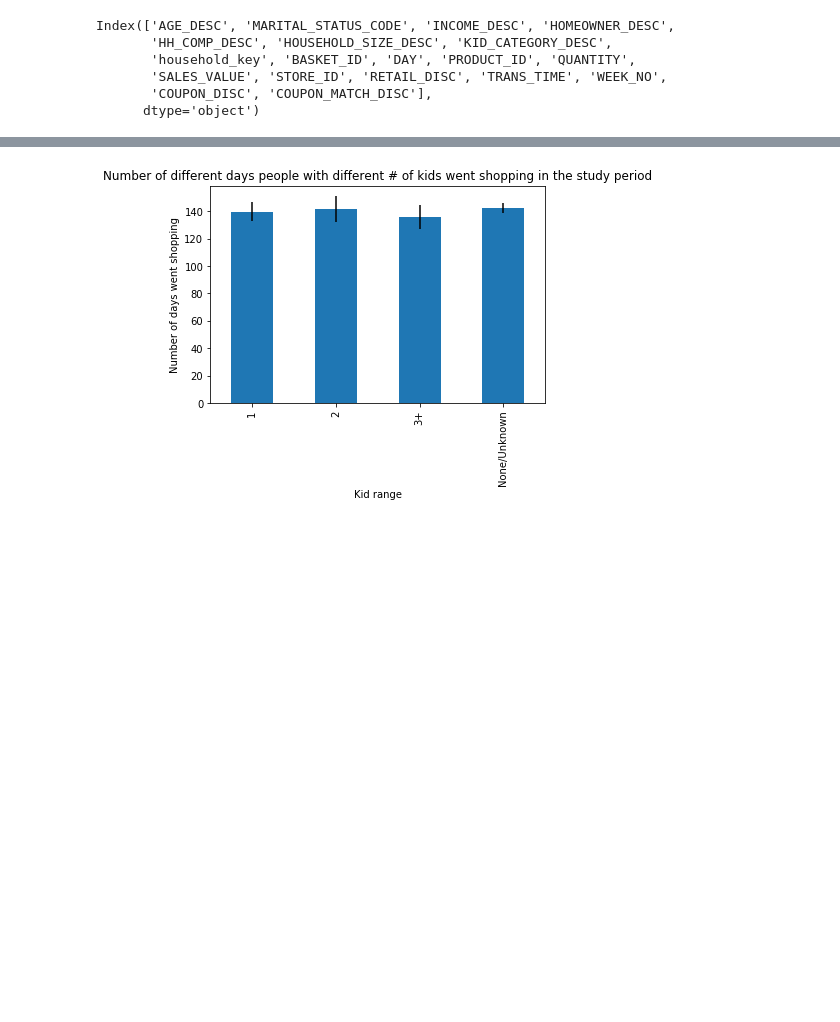
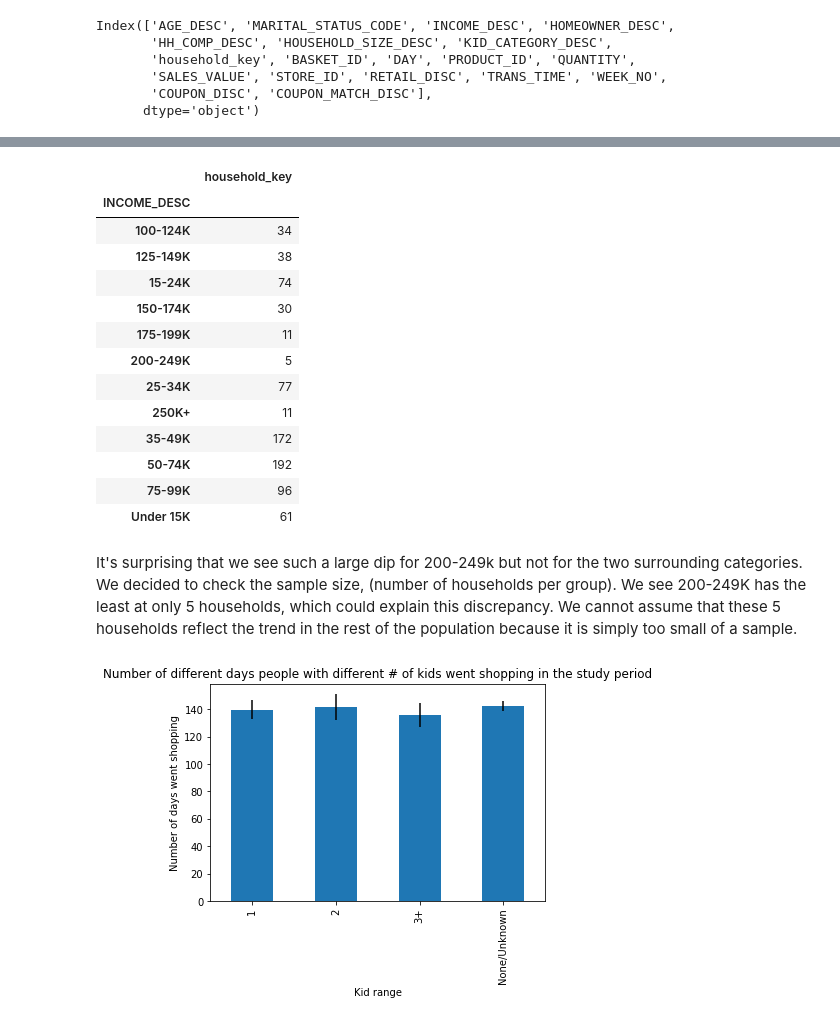
Before and after one commit to Lucianod28/Ada-project, a Jupyter notebook: Luciano.ipynb, the cells around one changed output, grey strips where cells are left out. Drawn from its saved outputs; the diff is of its cells as text; code cells hidden in the pictures; blank space fills up the shorter version.

```diff
--- a/Luciano.ipynb
+++ b/Luciano.ipynb
@@ -58,3 +51,22 @@ plt.title('Number of different days people with different incomes went shopping
+# %%
+dem_trans.groupby(['INCOME_DESC']).agg({'household_key': 'nunique'})
+# %% [output]
+|  | household_key |
+| INCOME_DESC |  |
+| 100-124K | 34 |
+| 125-149K | 38 |
+| 15-24K | 74 |
+| 150-174K | 30 |
+| 175-199K | 11 |
+| 200-249K | 5 |
+| 25-34K | 77 |
+| 250K+ | 11 |
+| 35-49K | 172 |
+| 50-74K | 192 |
+| 75-99K | 96 |
+| Under 15K | 61 |
+# %% [markdown]
+It's surprising that we see such a large dip for 200-249k but not for the two surrounding categories. We decided to check the sample size, (number of households per group). We see 200-249K has the least at only 5 households, which could explain this discrepancy. We cannot assume that these 5 households reflect the trend in the rest of the population because it is simply too small of a sample.
 # %%
 by_kids = dem_trans.groupby(['household_key', 'KID_CATEGORY_DESC']).agg({'DAY': 'nunique'})
 y = by_kids.groupby('KID_CATEGORY_DESC')
```
Also changed, not shown: parts of 4 cells of this notebook.
